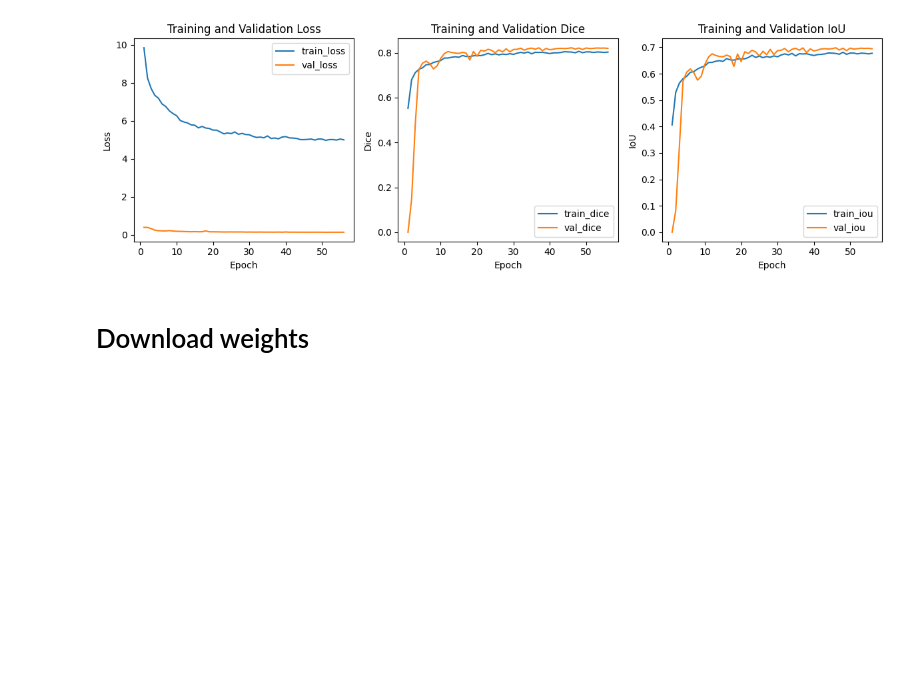
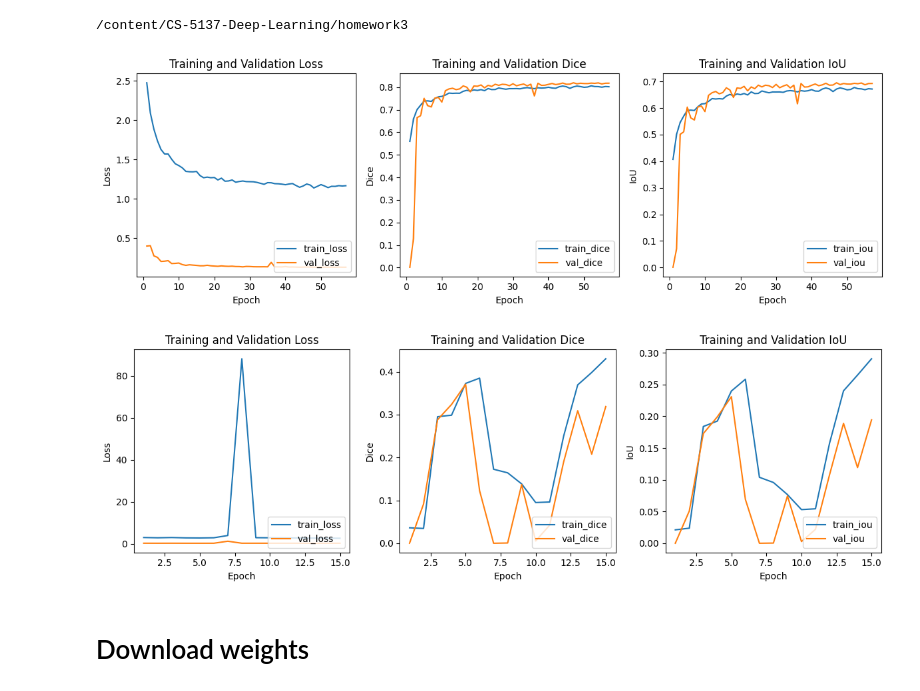
Before and after one commit to toan-ly/CS-5137-Deep-Learning, a Jupyter notebook: homework3/src/run_training.ipynb, the cells around one changed output. Cells and saved outputs as stored; diff of their text form; code cells hidden in the pictures; blank space fills up the shorter version.

```diff
--- a/homework3/src/run_training.ipynb
+++ b/homework3/src/run_training.ipynb
@@ -60,36 +82,44 @@ import matplotlib.pyplot as plt
 import os
 
 def plot_loss(loss_df, save_dir):
+    legend_loc = 'lower right'
     fig, axs = plt.subplots(1, 3, figsize=(12, 4))
     axs[0].plot(loss_df['epoch'], loss_df['train_loss'], label='train_loss')
     axs[0].plot(loss_df['epoch'], loss_df['val_loss'], label='val_loss')
     axs[0].set_xlabel('Epoch')
     axs[0].set_ylabel('Loss')
     axs[0].set_title('Training and Validation Loss')
-    axs[0].legend()
+    axs[0].legend(loc=legend_loc)
 
     axs[1].plot(loss_df['epoch'], loss_df['train_dice'], label='train_dice')
     axs[1].plot(loss_df['epoch'], loss_df['val_dice'], label='val_dice')
     axs[1].set_xlabel('Epoch')
     axs[1].set_ylabel('Dice')
     axs[1].set_title('Training and Validation Dice')
-    axs[1].legend()
+    axs[1].legend(loc=legend_loc)
 
     axs[2].plot(loss_df['epoch'], loss_df['train_iou'], label='train_iou')
     axs[2].plot(loss_df['epoch'], loss_df['val_iou'], label='val_iou')
     axs[2].set_xlabel('Epoch')
     axs[2].set_ylabel('IoU')
     axs[2].set_title('Training and Validation IoU')
-    axs[2].legend()
+    axs[2].legend(loc=legend_loc)
 
     plt.tight_layout()
-    # plt.savefig(os.path.join(save_dir, 'train_curve.png'))
+
+    # os.makedirs(save_dir, exist_ok=True)
+    plt.savefig(os.path.join(save_dir, 'train_curve.png'))
     plt.show()
-# %%
-history_df = pd.read_csv('checkpoints/training_history.csv')
-plot_loss(history_df, 'checkpoints')
-# %% [output]
-[figure, removed]
+# %%
+%cd /content/CS-5137-Deep-Learning/homework3/
+history_norm = pd.read_csv('checkpoints/norm/training_history.csv')
+plot_loss(history_norm, 'results/predictions/norm')
+history_no_norm = pd.read_csv('checkpoints/no_norm/training_history.csv')
+plot_loss(history_no_norm, 'results/predictions/no_norm')
+# %% [output]
+/content/CS-5137-Deep-Learning/homework3
+[figure, added]
+[figure, added]
 # %% [markdown]
 # Download weights
 # %%
```
Also changed, not shown: parts of 4 cells of this notebook, 3 other files.
